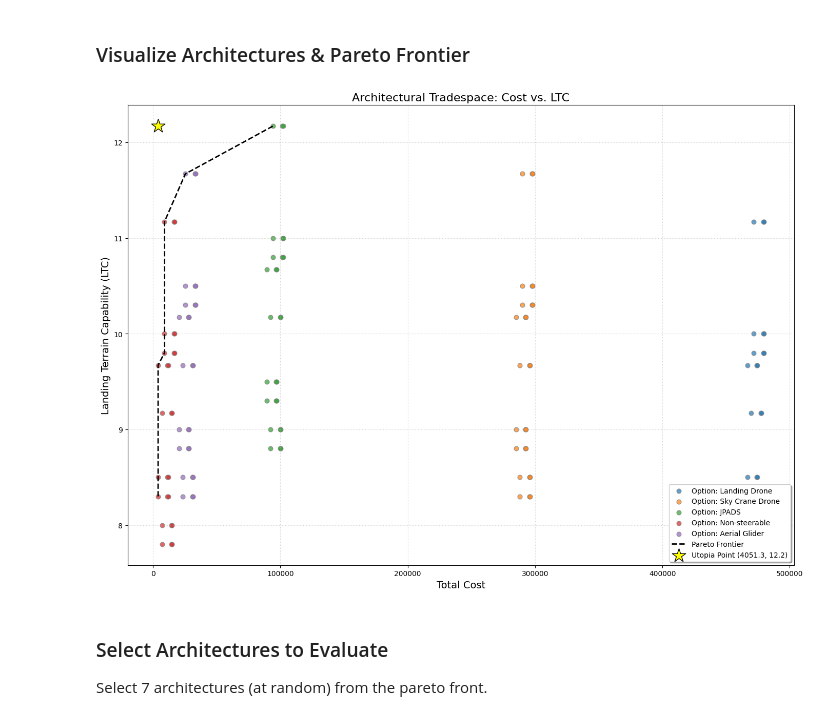
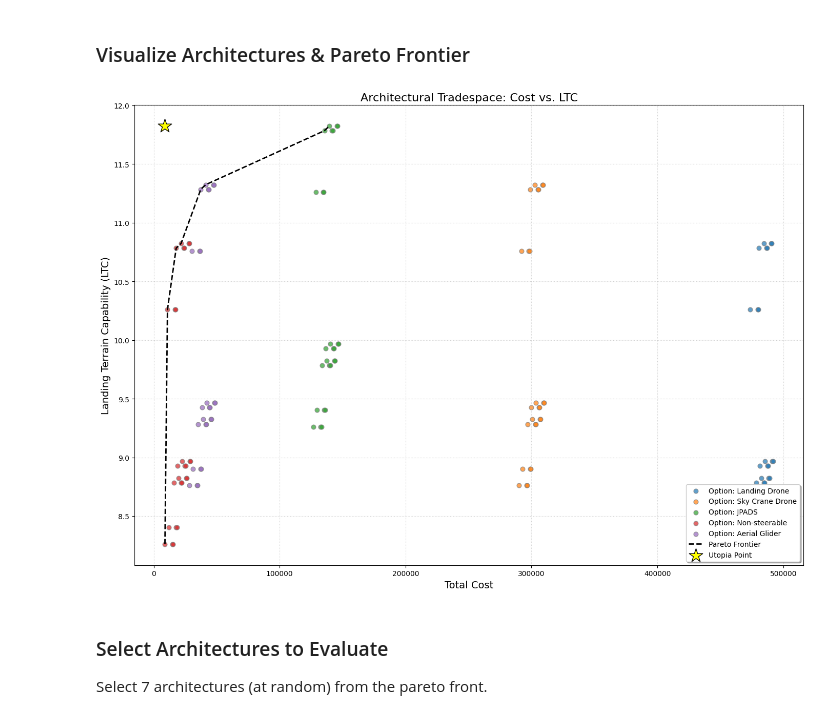
Before and after one commit to froe0466/Microprocessors-2-Project, a Jupyter notebook: OS14.ipynb, the cells around one changed output. Cells and saved outputs as stored; diff of their text form; code cells hidden in the pictures.

```diff
--- a/OS14.ipynb
+++ b/OS14.ipynb
@@ -339,14 +400,43 @@ for i, combo in enumerate(combinations):
     for decision, option in zip(keys, combo):
         current_arch_dict[decision] = option
 
+        # ### Cost & LTC as a product of entered mean value, does not take PDF type into account ###
+        # # Add Cost
+        # try:
+        #     val = cost_df.loc[(decision, option), 'Mean']
+        #     if isinstance(val, pd.Series): val = val.iloc[0]
+
+        #     # Strict check: If Mean is missing, fail loudly
+        #     if pd.isna(val):
+        #         raise ValueError(f"Spreadsheet Error: Missing 'Mean' for option '{option}' under decision '{decision}' (Metric: Cost).")
+        #     else:
+        #         total_cost += val
+        # except KeyError:
+        #     pass # Perfectly fine, this option just doesn't affect Cost
+
+        # # Add LTC
+        # try:
+        #     val = ltc_df.loc[(decision, option), 'Mean']
+        #     if isinstance(val, pd.Series): val = val.iloc[0]
+
+        #     # Strict check: If Mean is missing, fail loudly
+        #     if pd.isna(val):
+        #         raise ValueError(f"Spreadsheet Error: Missing 'Mean' for option '{option}' under decision '{decision}' (Metric: LTC).")
+        #     else:
+        #         total_ltc += val
+        # except KeyError:
+        #     pass # Perfectly fine, this option just doesn't affect LTC (e.g., Asset Detachment)
+
+
+        ### Aligned to PDFs for each option - uses calculated Expected Value (instead of simple mean)###
         # Add Cost
         try:
-            val = cost_df.loc[(decision, option), 'Mean']
+            val = cost_df.loc[(decision, option), 'Expected Value']
             if isinstance(val, pd.Series): val = val.iloc[0]
 
-            # Strict check: If Mean is missing, fail loudly
+            # Strict check: If Expected Value is missing, fail loudly
             if pd.isna(val):
-                raise ValueError(f"Spreadsheet Error: Missing 'Mean' for option '{option}' under decision '{decision}' (Metric: Cost).")
+                raise ValueError(f"Data Error: Missing 'Expected Value' for option '{option}' under decision '{decision}' (Metric: Cost).")
             else:
                 total_cost += val
         except KeyError:
@@ -354,12 +444,12 @@ for i, combo in enumerate(combinations):
 
         # Add LTC
         try:
-            val = ltc_df.loc[(decision, option), 'Mean']
+            val = ltc_df.loc[(decision, option), 'Expected Value']
             if isinstance(val, pd.Series): val = val.iloc[0]
 
-            # Strict check: If Mean is missing, fail loudly
+            # Strict check: If Expected Value is missing, fail loudly
             if pd.isna(val):
-                raise ValueError(f"Spreadsheet Error: Missing 'Mean' for option '{option}' under decision '{decision}' (Metric: LTC).")
+                raise ValueError(f"Data Error: Missing 'Expected Value' for option '{option}' under decision '{decision}' (Metric: LTC).")
             else:
                 total_ltc += val
         except KeyError:
@@ -440,35 +532,35 @@ for option, color in option_colors.items():
 # (Optional) Plot any remaining architectures that don't match the 5 listed above as grey
 # FIXED: Replaced undefined variable 'decision_col' with the actual column name string
 other_archs = df_architectures[~df_architectures['Deceleration & Guidance'].isin(option_colors.keys())]
 if not other_archs.empty:
     plt.scatter(other_archs['Total_Cost'], other_archs['Total_LTC'],
                 c='lightgrey', label='Other Architectures', alpha=0.5, s=40, edgecolors='grey')
 
 # 2. Plot Pareto Frontier
 pareto_points = df_architectures[df_architectures['is_pareto']].sort_values('Total_Cost')
 plt.plot(pareto_points['Total_Cost'], pareto_points['Total_LTC'],
          c='black', linestyle='--', linewidth=2, label='Pareto Frontier')
 
 # 3. DYNAMIC UTOPIA POINT (Min Cost and Max LTC)
 utopia_cost = df_architectures['Total_Cost'].min()
 utopia_ltc = df_architectures['Total_LTC'].max()
 
 plt.scatter(utopia_cost, utopia_ltc,
             color='yellow', marker='*', s=400, edgecolors='black',
-            zorder=15, label=f'Utopia Point ({utopia_cost:.1f}, {utopia_ltc:.1f})')
+            zorder=15, label=f'Utopia Point')
 
 plt.title('Architectural Tradespace: Cost vs. LTC', fontsize=16)
 plt.xlabel('Total Cost', fontsize=14)
 plt.ylabel('Landing Terrain Capability (LTC)', fontsize=14)
 
 # Place legend outside the plot or adjust location so it doesn't cover your points
 plt.legend(loc='lower right', fontsize=10, frameon=True, shadow=True)
 plt.grid(True, linestyle=':', alpha=0.6)
 
 plt.tight_layout()
 plt.show()
 # %% [output]
-[figure, old version]
+[figure, new version]
 # %% [markdown]
 ### Select Architectures to Evaluate
 
```
Also changed, not shown: parts of 17 cells of this notebook.
